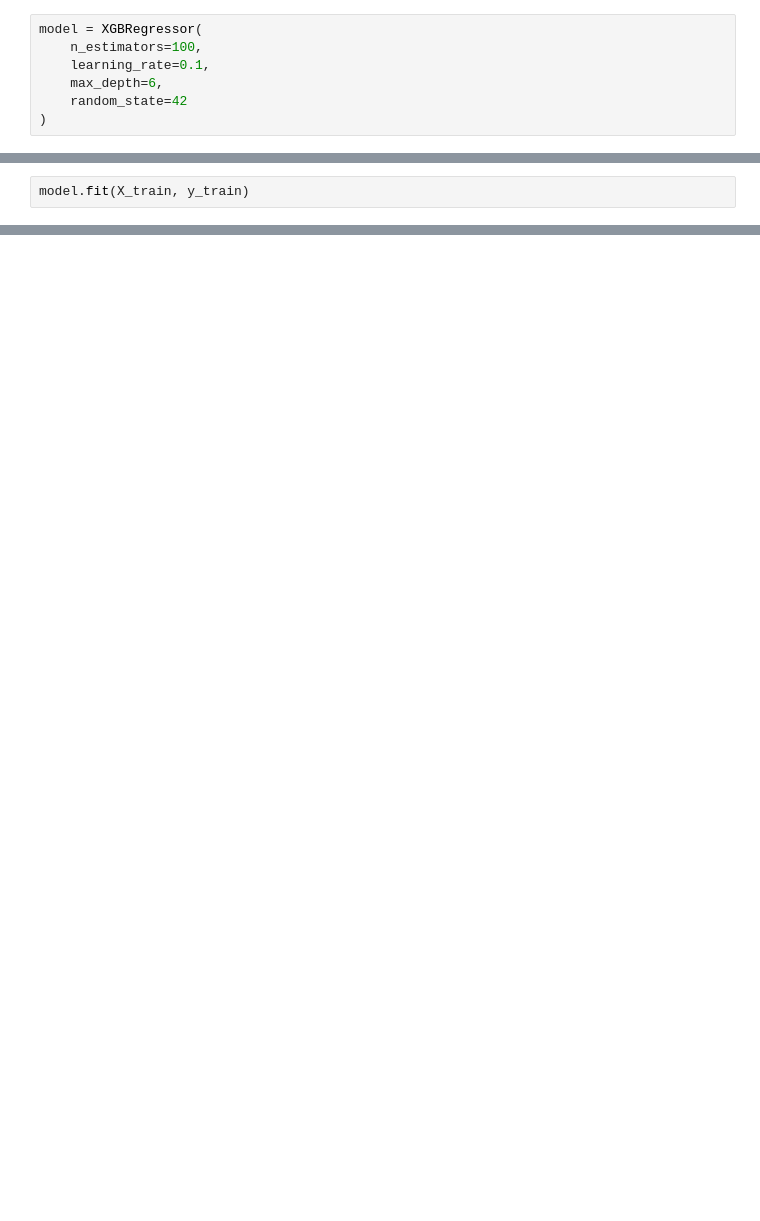
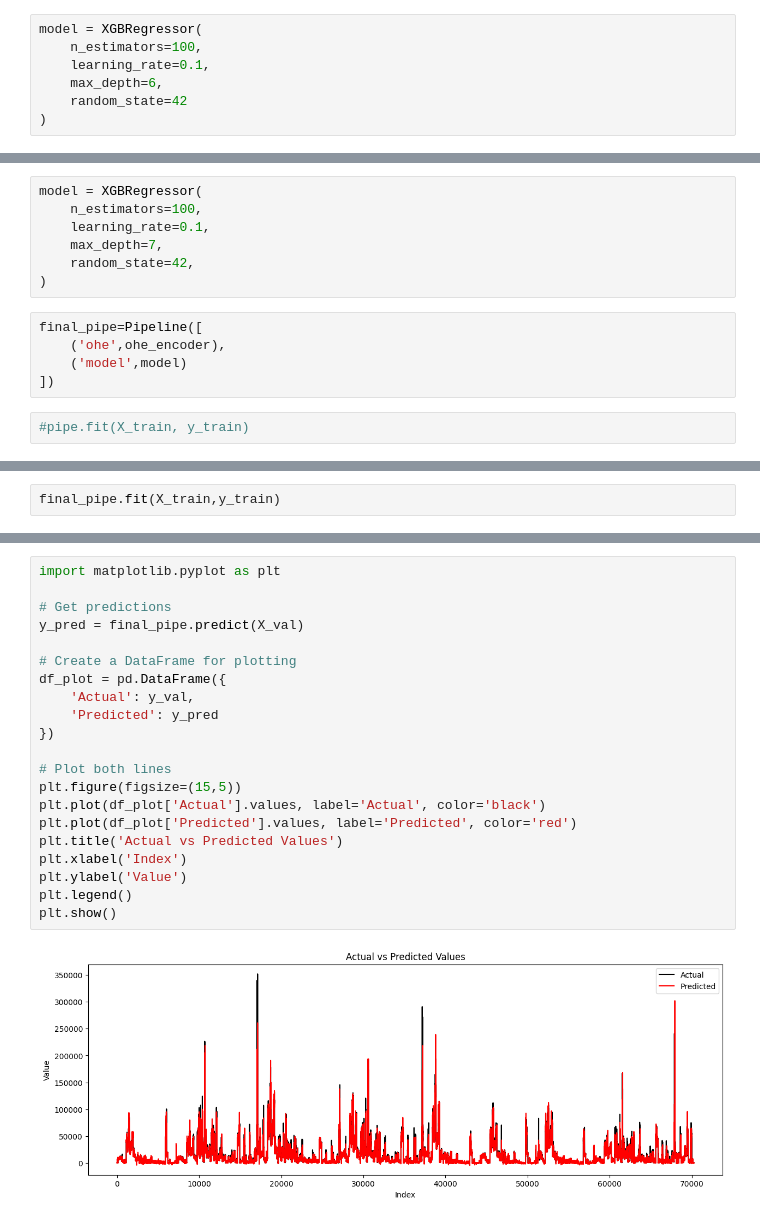
Before and after one commit to IamRaNo/Elevvo_Internship, a Jupyter notebook: Task-7/sales_model_creation.ipynb, the cells around one changed output, grey strips where cells are left out. Saved outputs shown, nothing was run; the diff lists cells and outputs as text; blank space fills up the shorter version.

```diff
--- a/Task-7/sales_model_creation.ipynb
+++ b/Task-7/sales_model_creation.ipynb
@@ -232,2 +284,14 @@ model = XGBRegressor(
+# %%
+model = XGBRegressor(
+    n_estimators=100,
+    learning_rate=0.1,
+    max_depth=7,
+    random_state=42,
+)
+# %%
+final_pipe=Pipeline([
+    ('ohe',ohe_encoder),
+    ('model',model)
+])
 # %%
-model.fit(X_train, y_train)
+#pipe.fit(X_train, y_train)
@@ -245,0 +298,2 @@ XGBRegressor(base_score=None, booster=None, callbacks=None,
+# %%
+final_pipe.fit(X_train,y_train)
@@ -256,0 +340,23 @@ array([34681.24 , 74474.35 , 77787.805, ..., 92223.79 , 90476.59 ,
+# %%
+import matplotlib.pyplot as plt
+
+# Get predictions
+y_pred = final_pipe.predict(X_val)
+
+# Create a DataFrame for plotting
+df_plot = pd.DataFrame({
+    'Actual': y_val,
+    'Predicted': y_pred
+})
+
+# Plot both lines
+plt.figure(figsize=(15,5))
+plt.plot(df_plot['Actual'].values, label='Actual', color='black')
+plt.plot(df_plot['Predicted'].values, label='Predicted', color='red')
+plt.title('Actual vs Predicted Values')
+plt.xlabel('Index')
+plt.ylabel('Value')
+plt.legend()
+plt.show()
+# %% [output]
+[figure, added]
```
Also changed, not shown: parts of 28 cells of this notebook, 1 other file.
